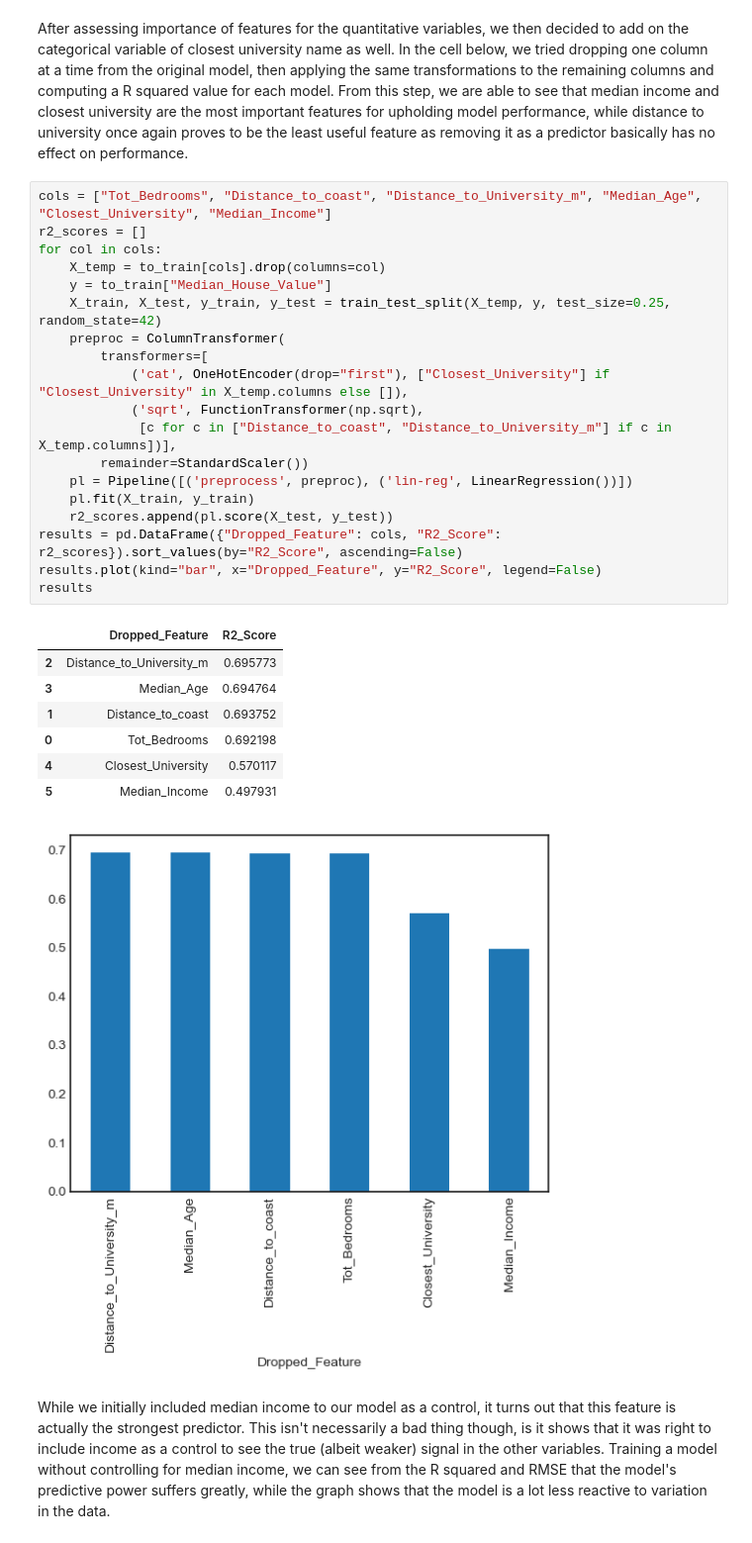
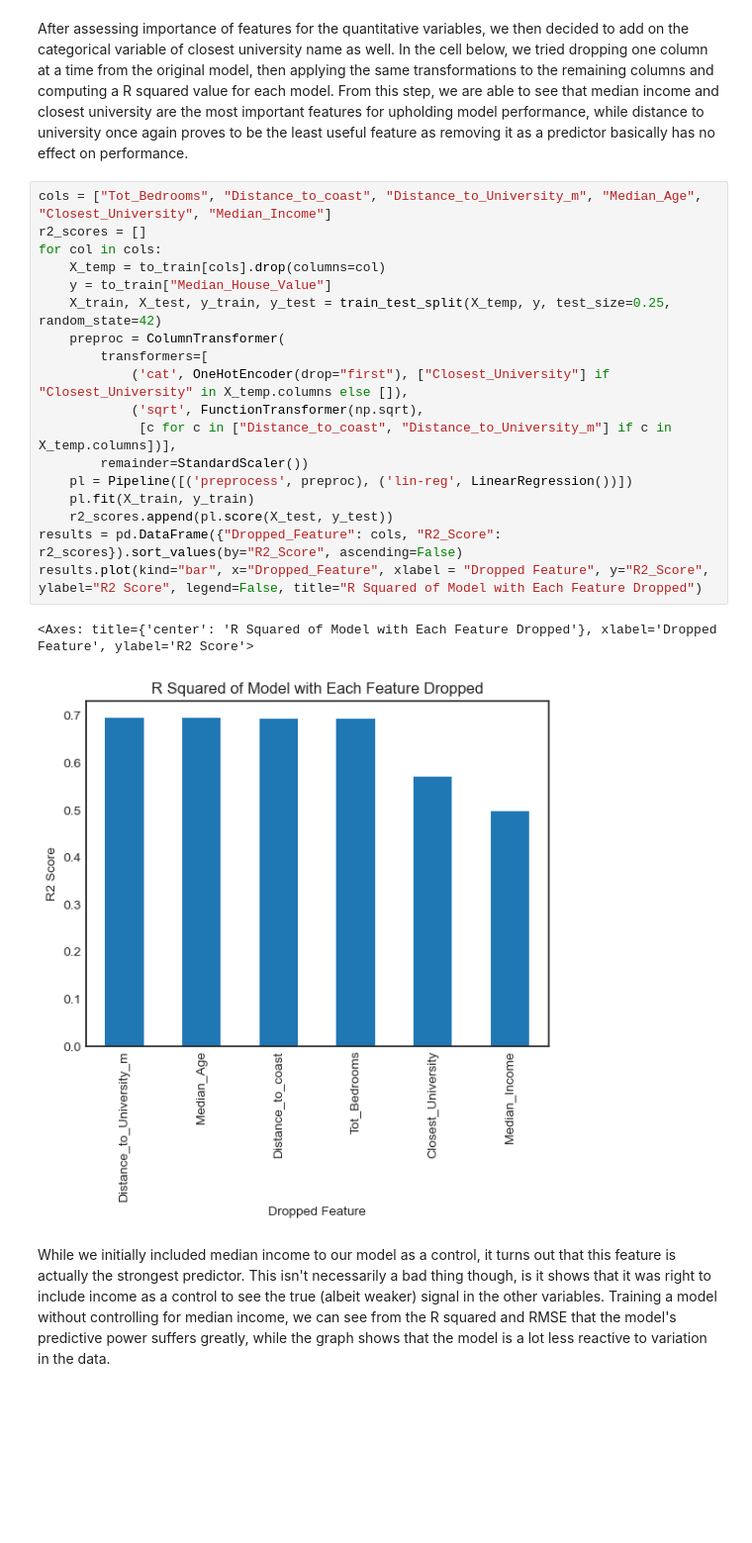
Before and after one commit to COGS108/Group091_WI26, a Jupyter notebook: 03-FinalProject.ipynb, the cells around one changed output. Shown at 99% size. Cells and saved outputs as stored; diff of their text form; blank space fills up the shorter version.

```diff
--- a/03-FinalProject.ipynb
+++ b/03-FinalProject.ipynb
@@ -922,31 +922,24 @@ After assessing importance of features for the quantitative variables, we then d
 # %%
 cols = ["Tot_Bedrooms", "Distance_to_coast", "Distance_to_University_m", "Median_Age", "Closest_University", "Median_Income"]
 r2_scores = []
 for col in cols:
     X_temp = to_train[cols].drop(columns=col)
     y = to_train["Median_House_Value"]
     X_train, X_test, y_train, y_test = train_test_split(X_temp, y, test_size=0.25, random_state=42)
     preproc = ColumnTransformer(
         transformers=[
             ('cat', OneHotEncoder(drop="first"), ["Closest_University"] if "Closest_University" in X_temp.columns else []),
             ('sqrt', FunctionTransformer(np.sqrt),
              [c for c in ["Distance_to_coast", "Distance_to_University_m"] if c in X_temp.columns])],
         remainder=StandardScaler())
     pl = Pipeline([('preprocess', preproc), ('lin-reg', LinearRegression())])
     pl.fit(X_train, y_train)
     r2_scores.append(pl.score(X_test, y_test))
 results = pd.DataFrame({"Dropped_Feature": cols, "R2_Score": r2_scores}).sort_values(by="R2_Score", ascending=False)
-results.plot(kind="bar", x="Dropped_Feature", y="R2_Score", legend=False)
-results
+results.plot(kind="bar", x="Dropped_Feature", xlabel = "Dropped Feature", y="R2_Score", ylabel="R2 Score", legend=False, title="R Squared of Model with Each Feature Dropped")
 # %% [output]
-|  | Dropped_Feature | R2_Score |
-| 2 | Distance_to_University_m | 0.695773 |
-| 3 | Median_Age | 0.694764 |
-| 1 | Distance_to_coast | 0.693752 |
-| 0 | Tot_Bedrooms | 0.692198 |
-| 4 | Closest_University | 0.570117 |
-| 5 | Median_Income | 0.497931 |
+<Axes: title={'center': 'R Squared of Model with Each Feature Dropped'}, xlabel='Dropped Feature', ylabel='R2 Score'>
-[figure, old version]
+[figure, new version]
 # %% [markdown]
 While we initially included median income to our model as a control, it turns out that this feature is actually the strongest predictor. This isn't necessarily a bad thing though, is it shows that it was right to include income as a control to see the true (albeit weaker) signal in the other variables. Training a model without controlling for median income, we can see from the R squared and RMSE that the model's predictive power suffers greatly, while the graph shows that the model is a lot less reactive to variation in the data.
 # %%
```
